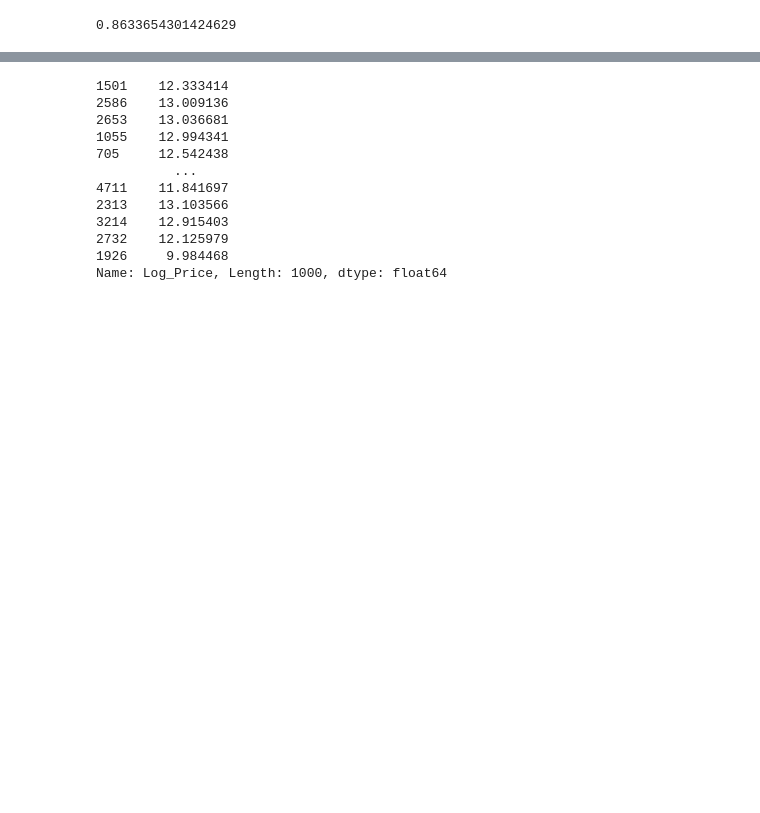
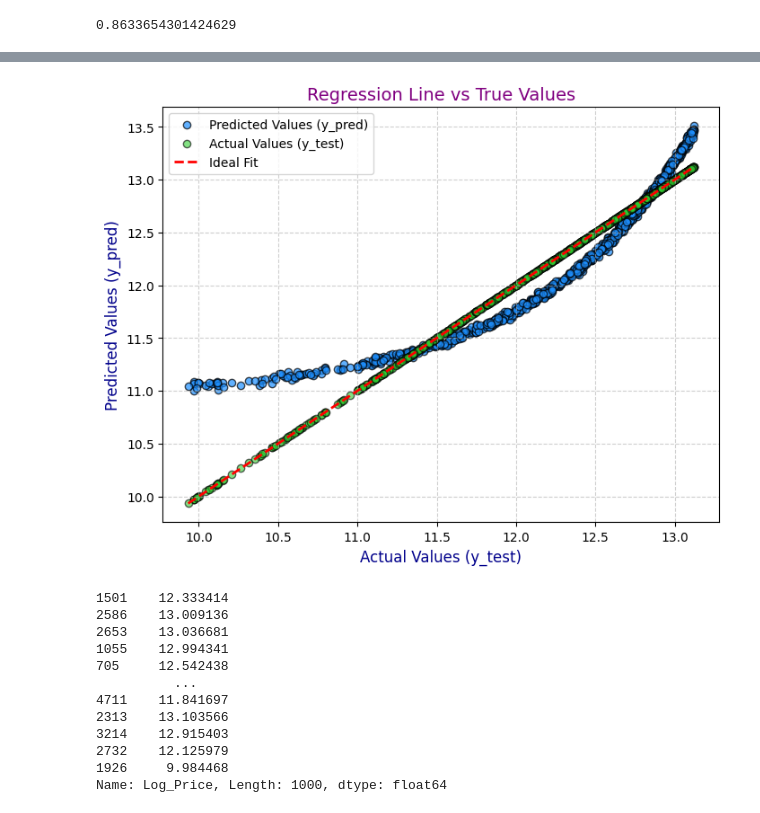
Before and after one commit to Murtazoev/Car_Demand, a Jupyter notebook: Untitled.ipynb, the cells around one changed output, grey strips where cells are left out. Saved outputs shown, nothing was run; the diff lists cells and outputs as text; code cells hidden in the pictures; blank space fills up the shorter version.

```diff
--- a/Untitled.ipynb
+++ b/Untitled.ipynb
@@ -133,3 +150,25 @@ r2
+# %%
+import matplotlib.pyplot as plt
+import numpy as np
+
+# Scatter plot of actual vs predicted values with vibrant colors
+plt.figure(figsize=(8,6))
+plt.scatter(y_test, y_pred, color='dodgerblue', alpha=0.7, edgecolors='black', label='Predicted Values (y_pred)')
+plt.scatter(y_test, y_test, color='limegreen', alpha=0.6, edgecolors='black', label='Actual Values (y_test)')
+
+# Plot the ideal regression line (y = x) in bright red
+y_line = np.linspace(min(y_test), max(y_test), 100)
+plt.plot(y_line, y_line, color='red', linestyle='--', linewidth=2, label='Ideal Fit')
+
+# Labels and title with enhanced styling
+plt.xlabel("Actual Values (y_test)", fontsize=12, color='darkblue')
+plt.ylabel("Predicted Values (y_pred)", fontsize=12, color='darkblue')
+plt.title("Regression Line vs True Values", fontsize=14, color='purple')
+plt.legend()
+plt.grid(True, linestyle='--', alpha=0.6)
+plt.show()
+# %% [output]
+[figure, added]
 # %%
 y_test
 # %% [output]
```
Also changed, not shown: parts of 7 cells of this notebook.
